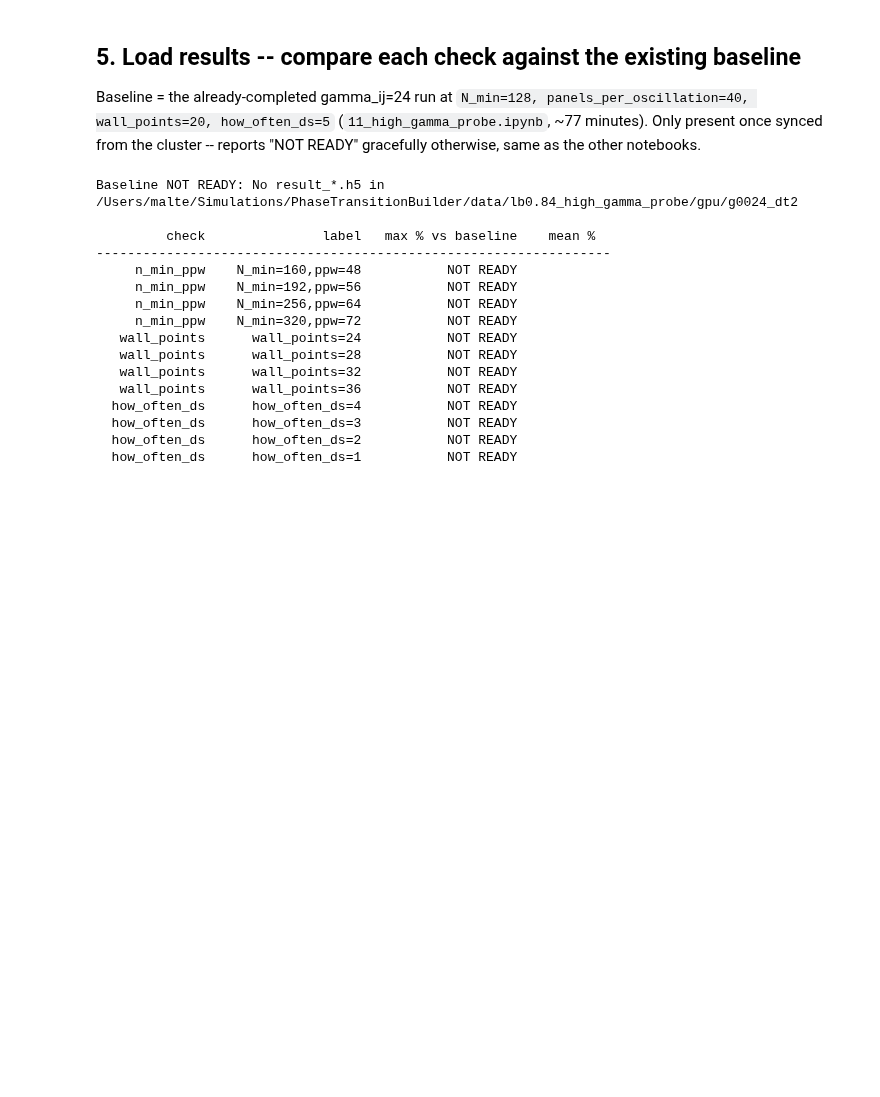
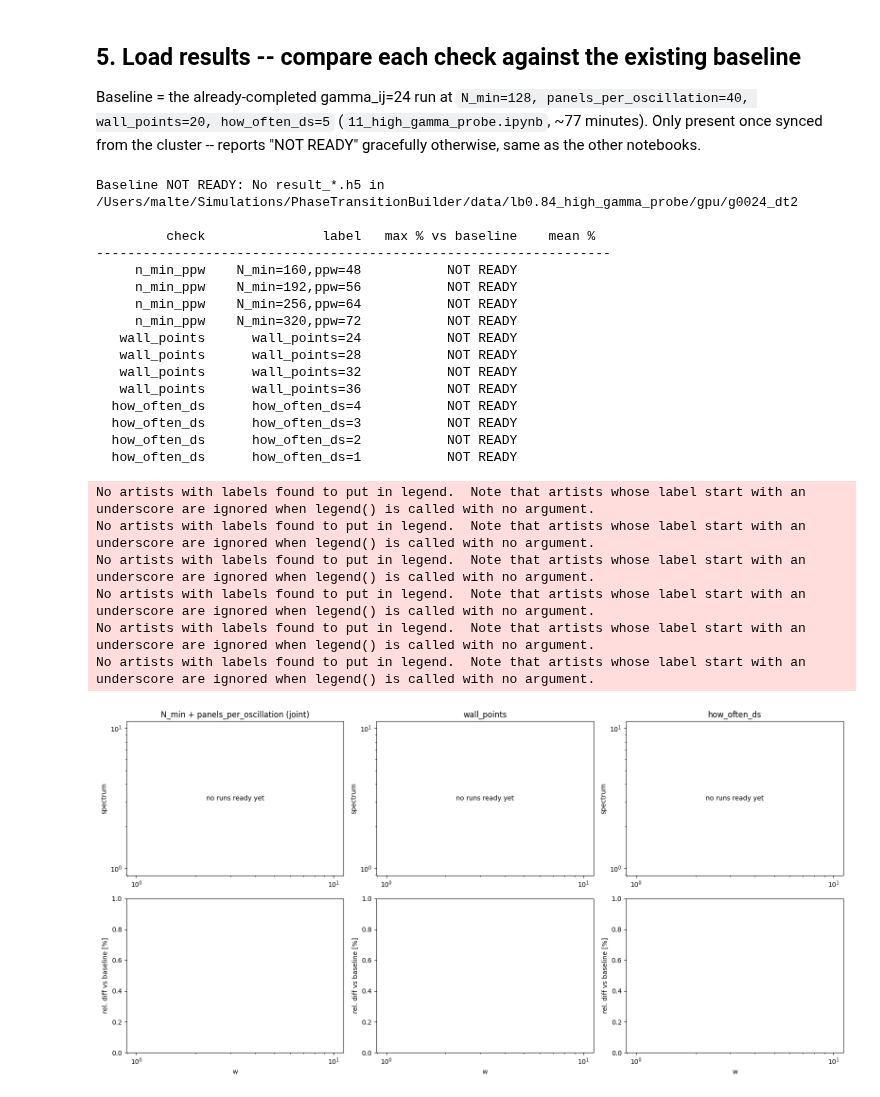
Before and after one commit to MSABuschmann/PhaseTransitionBuilder, a Jupyter notebook: notebooks/14_high_gamma_convergence_check.ipynb, the cells around one changed output. Cells and saved outputs as stored; diff of their text form; code cells hidden in the pictures; blank space fills up the shorter version.

Commit message:
Add spectrum-shape comparison plots to high-gamma convergence check

```diff
--- a/notebooks/14_high_gamma_convergence_check.ipynb
+++ b/notebooks/14_high_gamma_convergence_check.ipynb
@@ -314,6 +315,9 @@ except FileNotFoundError as e:
     w_ref = spec_ref = None
     print(f'Baseline NOT READY: {e}')
 
+# Collect everything (for the table AND the plots) keyed by check
+by_check = {'n_min_ppw': [], 'wall_points': [], 'how_often_ds': []}
+
 print()
 print(f"{'check':>14}  {'label':>18}  {'max % vs baseline':>18}  {'mean %':>8}")
 print('-' * 66)
@@ -321,6 +325,7 @@ for check, label, setup_rel, param, ppw, name in manifest_rows:
     out_dir = output_root / name
     try:
         w_test, spec_test = load_spectrum(out_dir)
+        by_check[check].append((label, w_test, spec_test))
         if spec_ref is None:
             print(f"{check:>14}  {label:>18}  {'(no baseline)':>18}")
             continue
@@ -348,3 +353,52 @@ Baseline NOT READY: No result_*.h5 in /Users/malte/Simulations/PhaseTransitionBu
   how_often_ds      how_often_ds=3           NOT READY
   how_often_ds      how_often_ds=2           NOT READY
   how_often_ds      how_often_ds=1           NOT READY
+# %%
+CHECK_TITLES = {
+    'n_min_ppw':    'N_min + panels_per_oscillation (joint)',
+    'wall_points':  'wall_points',
+    'how_often_ds': 'how_often_ds',
+}
+COLORS4 = ['C0', 'C1', 'C2', 'C3']
+
+fig, axes = plt.subplots(2, 3, figsize=(16, 8), sharex=False)
+
+for col, check in enumerate(('n_min_ppw', 'wall_points', 'how_often_ds')):
+    ax_spec, ax_diff = axes[0, col], axes[1, col]
+    entries = by_check[check]
+
+    if spec_ref is not None:
+        ax_spec.plot(w_ref, spec_ref, color='k', lw=2.2, label='baseline (locked)')
+
+    if not entries:
+        ax_spec.text(0.5, 0.5, 'no runs ready yet', ha='center', va='center',
+                    transform=ax_spec.transAxes)
+    for (label, w_test, spec_test), color in zip(entries, COLORS4):
+        ax_spec.plot(w_test, spec_test, lw=1.4, ls='--', color=color, label=label)
+        if spec_ref is not None:
+            spec_test_i = np.interp(w_ref, w_test, spec_test)
+            rd = (spec_test_i - spec_ref) / np.where(spec_ref != 0, spec_ref, np.nan)
+            ax_diff.plot(w_ref, rd * 100, lw=1.4, color=color, label=label)
+
+    ax_spec.set_xscale('log'); ax_spec.set_yscale('log')
+    ax_spec.set_title(CHECK_TITLES[check])
+    ax_spec.set_ylabel('spectrum')
+    ax_spec.legend(frameon=False, fontsize=7)
+
+    ax_diff.axhline(0, color='0.6', lw=0.8, ls=':')
+    ax_diff.set_xscale('log')
+    ax_diff.set_xlabel('w')
+    ax_diff.set_ylabel('rel. diff vs baseline [%]')
+    ax_diff.legend(frameon=False, fontsize=7)
+
+plt.tight_layout()
+plt.savefig(REPO_ROOT / 'high_gamma_convergence_check.pdf', bbox_inches='tight')
+plt.show()
+# %% [output]
+No artists with labels found to put in legend.  Note that artists whose label start with an underscore are ignored when legend() is called with no argument.
+No artists with labels found to put in legend.  Note that artists whose label start with an underscore are ignored when legend() is called with no argument.
+No artists with labels found to put in legend.  Note that artists whose label start with an underscore are ignored when legend() is called with no argument.
+No artists with labels found to put in legend.  Note that artists whose label start with an underscore are ignored when legend() is called with no argument.
+No artists with labels found to put in legend.  Note that artists whose label start with an underscore are ignored when legend() is called with no argument.
+No artists with labels found to put in legend.  Note that artists whose label start with an underscore are ignored when legend() is called with no argument.
+[figure, added]
```
Also changed, not shown: parts of 1 cell of this notebook.
